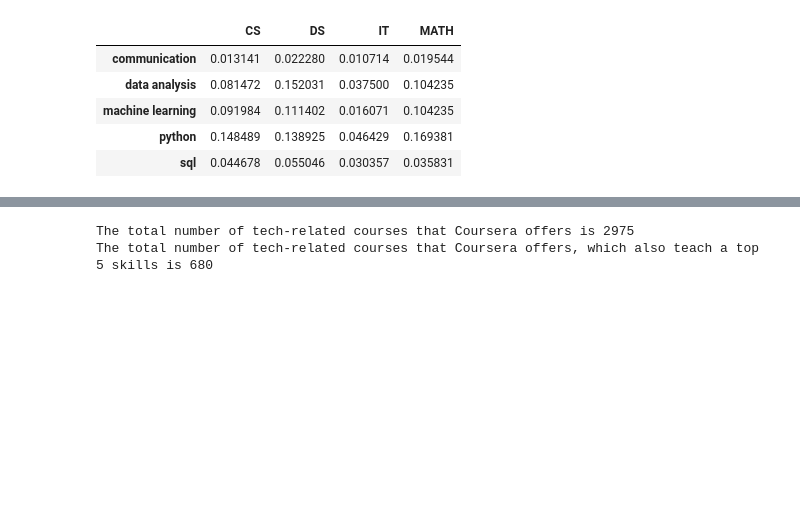
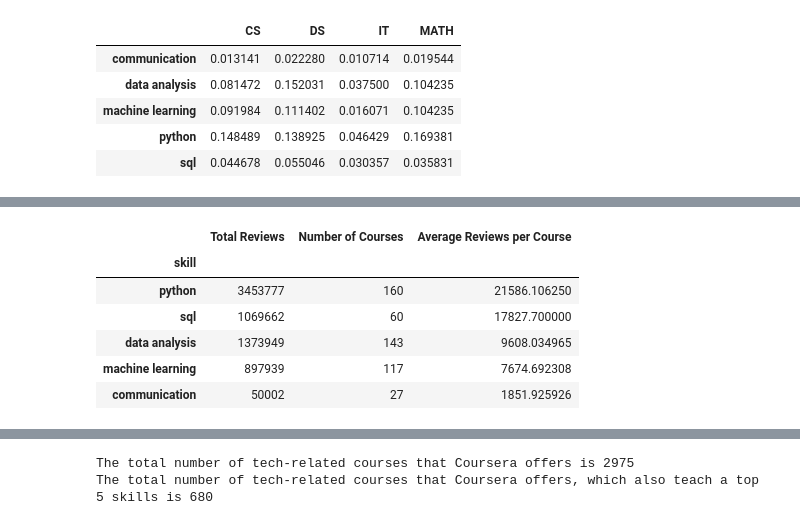
Before and after one commit to charvishukla/linkedIn-job-skills-coursera-analysis, a Jupyter notebook: EDACheckpoint_Group050_WI24.ipynb, the cells around one changed output, grey strips where cells are left out. Saved outputs shown, nothing was run; the diff lists cells and outputs as text; code cells hidden in the pictures; blank space fills up the shorter version.

```diff
--- a/EDACheckpoint_Group050_WI24.ipynb
+++ b/EDACheckpoint_Group050_WI24.ipynb
@@ -590,0 +613,18 @@ plt.show()
+# %%
+# Calculate the average number of reviews per course for each skill
+average_reviews_per_course = reviews_per_skill / courses_per_skill
+# combining into one dataframe for visualization
+combined_data = pd.DataFrame({
+    'Total Reviews': reviews_per_skill,
+    'Number of Courses': courses_per_skill,
+    'Average Reviews per Course': average_reviews_per_course
+})
+combined_data
+# %% [output]
+|  | Total Reviews | Number of Courses | Average Reviews per Course |
+| skill |  |  |  |
+| python | 3453777 | 160 | 21586.106250 |
+| sql | 1069662 | 60 | 17827.700000 |
+| data analysis | 1373949 | 143 | 9608.034965 |
+| machine learning | 897939 | 117 | 7674.692308 |
+| communication | 50002 | 27 | 1851.925926 |
```
Also changed, not shown: parts of 25 cells of this notebook.
